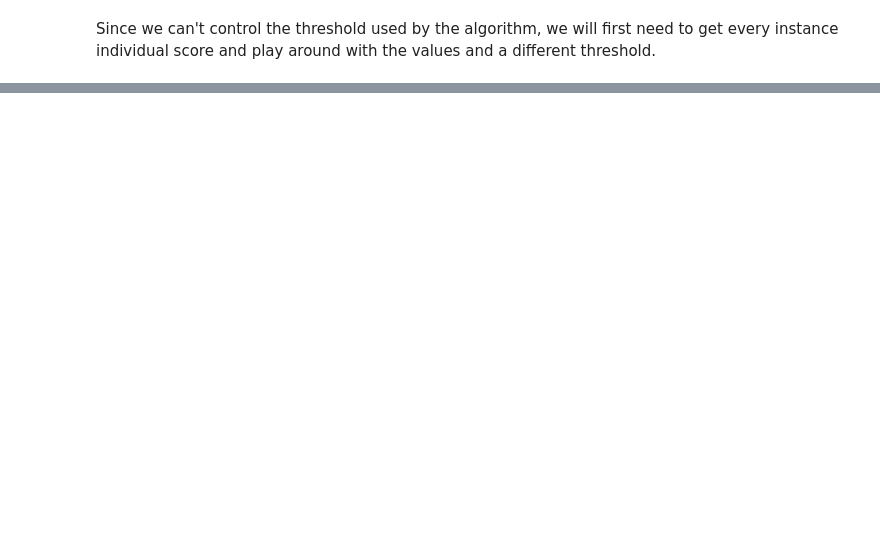
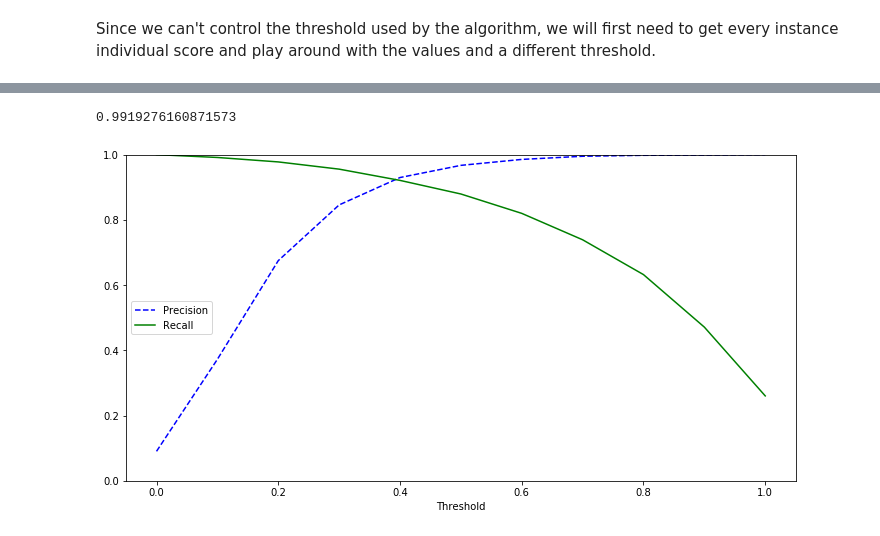
Before and after one commit to Ohtar10/ml-python, a Jupyter notebook: ch03/Classification.ipynb, the cells around one changed output, grey strips where cells are left out. Saved outputs shown, nothing was run; the diff lists cells and outputs as text; code cells hidden in the pictures; blank space fills up the shorter version.

```diff
--- a/ch03/Classification.ipynb
+++ b/ch03/Classification.ipynb
@@ -232,0 +300,10 @@ Depending on the project, you will need to decide the trade-off, from the plot a
+# %%
+roc_auc_score(y_train_5, y_scores_forest)
+# %% [output]
+0.9919276160871573
+# %%
+precisions, recalls, thresholds = precision_recall_curve(y_train_5, y_scores_forest)
+
+plot_recision_recall_vs_threshold(precisions, recalls, thresholds)
+# %% [output]
+[figure, added]
```
Also changed, not shown: parts of 26 cells of this notebook.
